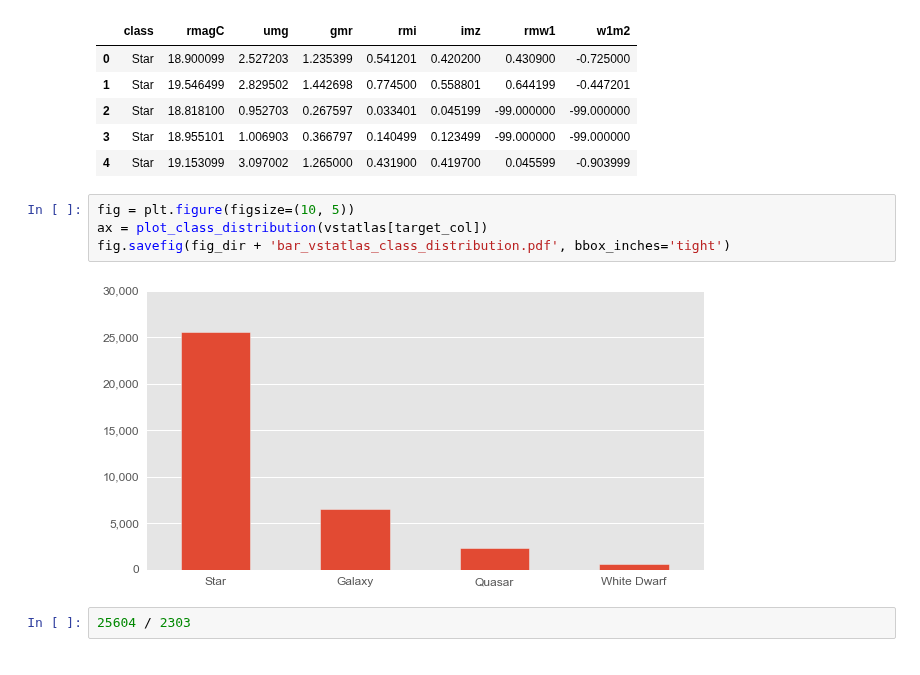
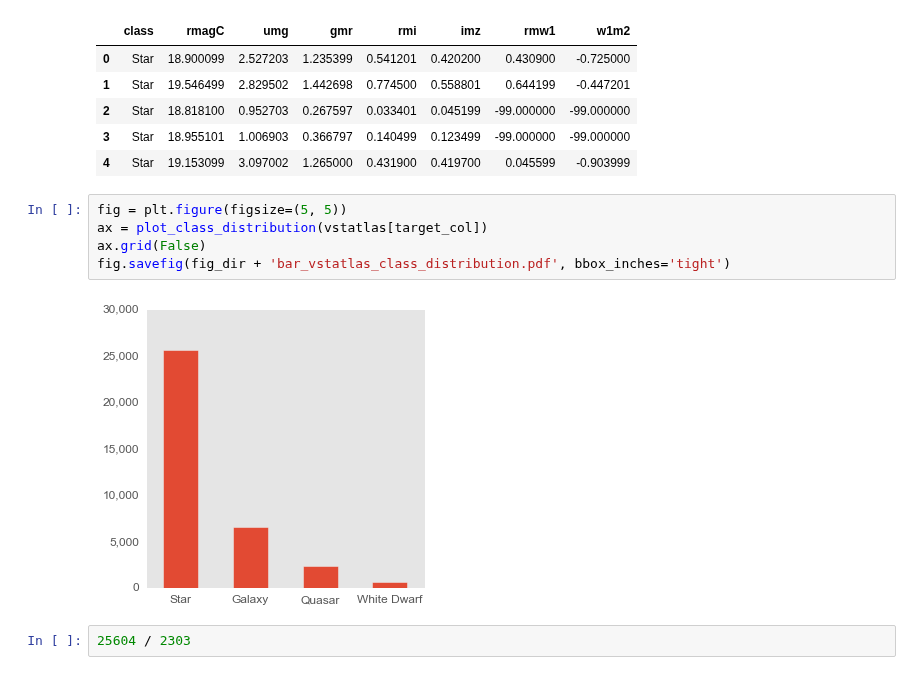
Before and after one commit to chengsoonong/mclass-sky, a Jupyter notebook: projects/alasdair/notebooks/07_vstatlas.ipynb, the cells around one changed output. Drawn from its saved outputs; the diff is of its cells as text.

```diff
--- a/projects/alasdair/notebooks/07_vstatlas.ipynb
+++ b/projects/alasdair/notebooks/07_vstatlas.ipynb
@@ -79,11 +79,12 @@ vstatlas.head()
 | 3 | Star | 18.955101 | 1.006903 | 0.366797 | 0.140499 | 0.123499 | -99.000000 | -99.000000 |
 | 4 | Star | 19.153099 | 3.097002 | 1.265000 | 0.431900 | 0.419700 | 0.045599 | -0.903999 |
 # %%
-fig = plt.figure(figsize=(10, 5))
+fig = plt.figure(figsize=(5, 5))
 ax = plot_class_distribution(vstatlas[target_col])
+ax.grid(False)
 fig.savefig(fig_dir + 'bar_vstatlas_class_distribution.pdf', bbox_inches='tight')
 # %% [output]
-[figure, old version]
+[figure, new version]
 # %%
 25604 / 2303
 # %% [output]
```
Also changed, not shown: 10 other files.
